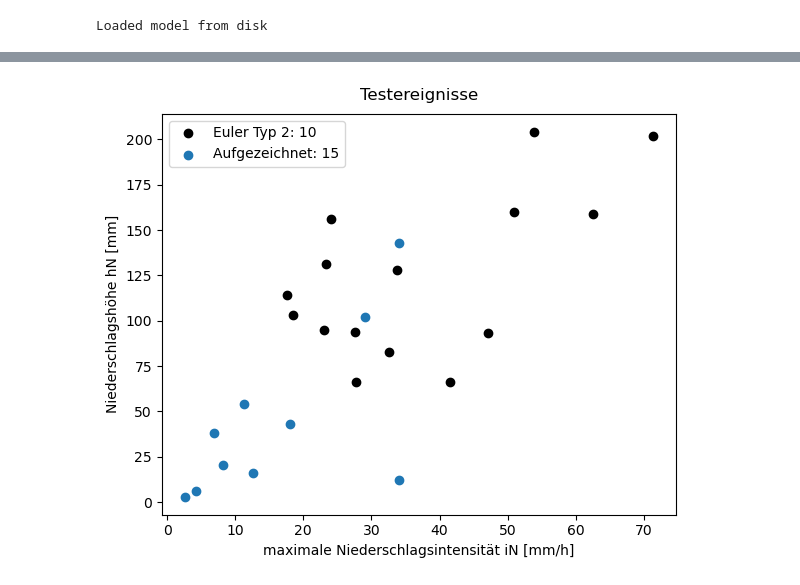
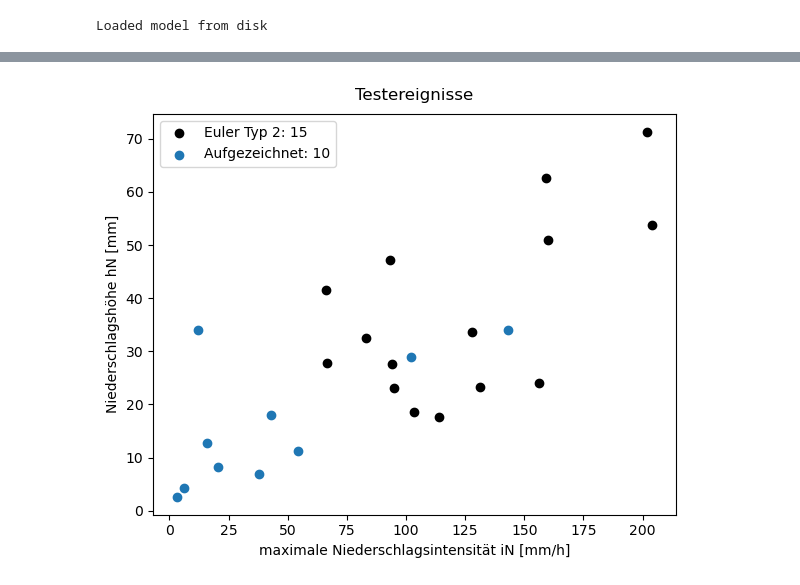
Before and after one commit to FlAlbers/UrbanML, a Jupyter notebook: model_testing.ipynb, the cells around one changed output, grey strips where cells are left out. Cells and saved outputs as stored; diff of their text form; code cells hidden in the pictures.

```diff
--- a/model_testing.ipynb
+++ b/model_testing.ipynb
@@ -76,7 +76,7 @@ seq_test = sequence_list(test_data, in_vars=in_vars, out_vars=out_vars, in_scale
                                   out_scaler=out_scaler, lag=lag, delay=delay, prediction_steps=p_steps)
 # %%
 # Print all Event meta data
-i=1
+i=0
 for obj in seq_test:
     print(i, obj[0])
     i += 1
@@ -101,20 +101,20 @@ for obj in seq_test:
 # %%
 # Extract total precipitation and max intensity from seq_test
 e2_precipitation = [obj[0]['total precipitation'] for obj in seq_test if obj[0]['Ereignis'] == 'Euler Typ 2']
 e2_intensity = [obj[0]['max intensity'] for obj in seq_test if obj[0]['Ereignis'] == 'Euler Typ 2']
 
 aufgezeichnet_precipitation = [obj[0]['total precipitation'] for obj in seq_test if obj[0]['Ereignis'] == 'Aufgezeichnet']
 aufgezeichnet_intensity = [obj[0]['max intensity'] for obj in seq_test if obj[0]['Ereignis'] == 'Aufgezeichnet']
 
 # Plot events precipitation and intensity in scatterplot
 fig, ax = plt.subplots(figsize=(6, 5))
-ax.plot(e2_precipitation, e2_intensity, 'o', color='black', label='Sample')
-ax.scatter(aufgezeichnet_precipitation, aufgezeichnet_intensity, marker='o',  label='Events')
+ax.plot( e2_intensity, e2_precipitation,'o', color='black', label='Sample')
+ax.scatter(aufgezeichnet_intensity, aufgezeichnet_precipitation, marker='o',  label='Events')
 
 ax.set_xlabel('maximale Niederschlagsintensität iN [mm/h]')
 ax.set_ylabel('Niederschlagshöhe hN [mm]')
 ax.set_title('Testereignisse', pad=10)
-ax.legend(labels=['Euler Typ 2: {}'.format(len(aufgezeichnet_precipitation)), 'Aufgezeichnet: {}'.format(len(e2_precipitation))])
+ax.legend(labels=['Euler Typ 2: {}'.format(len(e2_precipitation)), 'Aufgezeichnet: {}'.format(len(aufgezeichnet_precipitation))])
 plt.tight_layout()
 # %% [output]
-[figure, old version]
+[figure, new version]
```
Also changed, not shown: parts of 7 cells of this notebook, 5 other files.
